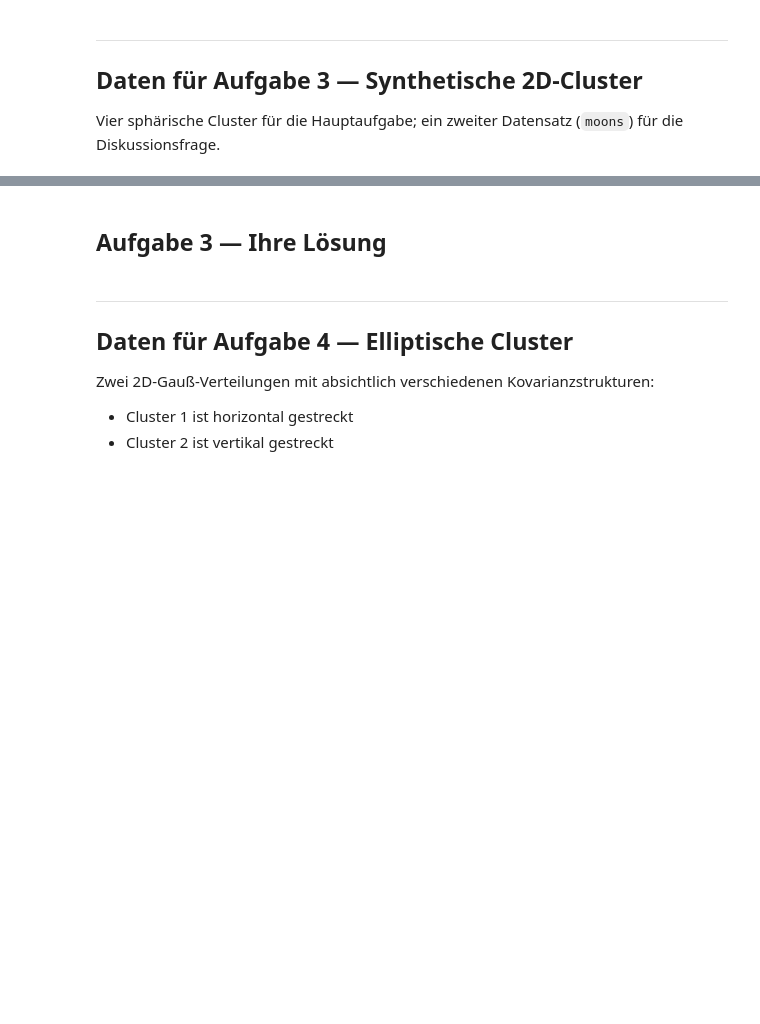
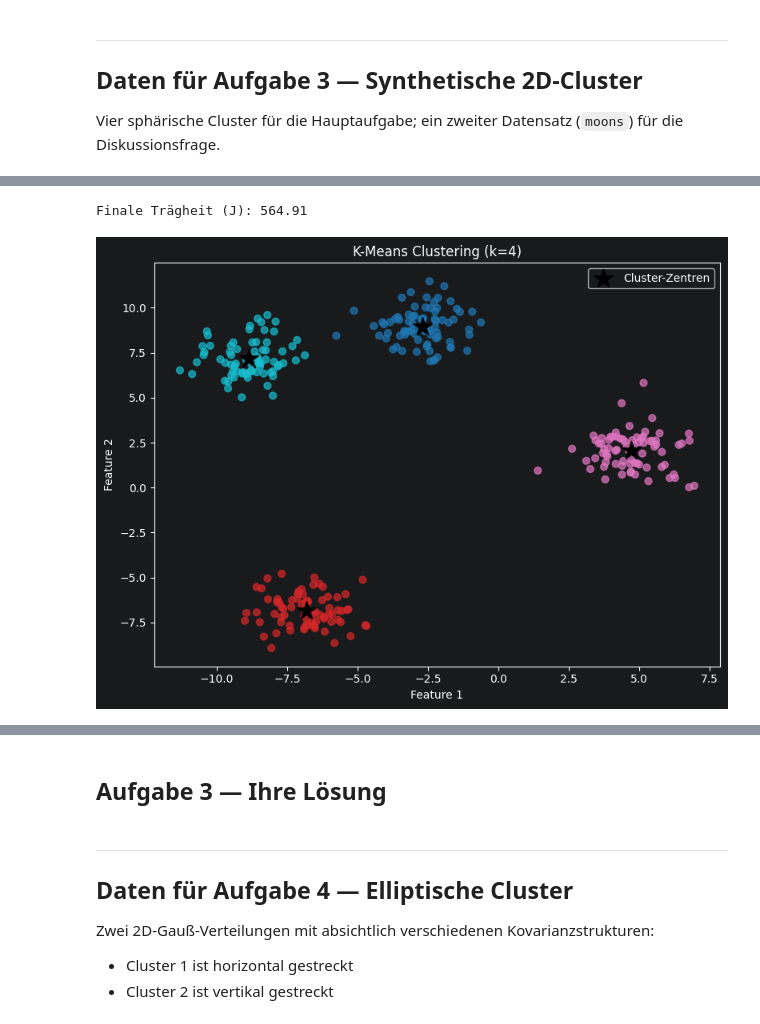
Before and after one commit to Toyo1234/Master-Studium-Semester-1, a Jupyter notebook: Mustererkennung/Übung 2/uebung_02_vorlage.ipynb, the cells around one changed output, grey strips where cells are left out. Cells and saved outputs as stored; diff of their text form; code cells hidden in the pictures; blank space fills up the shorter version.

```diff
--- a/Mustererkennung/Übung 2/uebung_02_vorlage.ipynb
+++ b/Mustererkennung/Übung 2/uebung_02_vorlage.ipynb
@@ -384,0 +487,30 @@ print(f'Blobs: {X_blobs.shape}')
+# %%
+# K-Means anwenden
+kmeans = KMeans(n_clusters=4, n_init=10, random_state=42)
+kmeans.fit(X_blobs)
+labels  = kmeans.labels_
+centers = kmeans.cluster_centers_
+
+print(f'Finale Trägheit (J): {kmeans.inertia_:.2f}')
+
+# Plot
+fig, ax = plt.subplots(figsize=(8, 6))
+
+scatter = ax.scatter(
+    X_blobs[:, 0], X_blobs[:, 1],
+    c=labels, cmap='tab10', s=40, alpha=0.7
+)
+ax.scatter(
+    centers[:, 0], centers[:, 1],
+    c='black', marker='*', s=300, zorder=5, label='Cluster-Zentren'
+)
+
+ax.set_title('K-Means Clustering (k=4)')
+ax.set_xlabel('Feature 1')
+ax.set_ylabel('Feature 2')
+ax.legend()
+plt.tight_layout()
+plt.show()
+# %% [output]
+Finale Trägheit (J): 564.91
+[figure, added]
```
Also changed, not shown: parts of 10 cells of this notebook.
